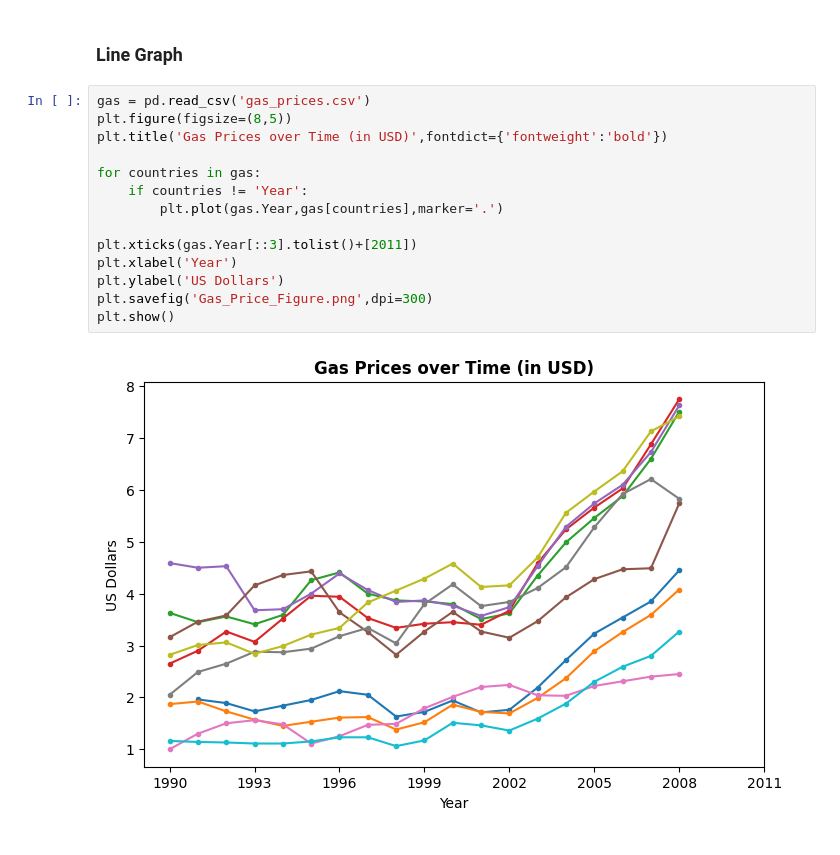
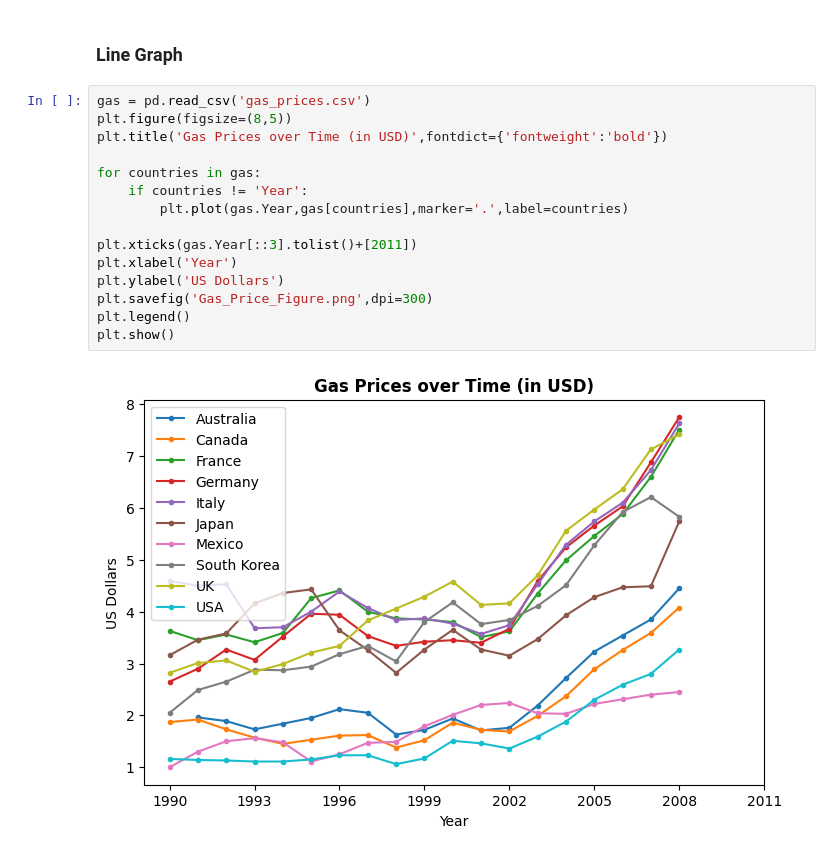
Before and after one commit to BalaSaiKoundinya5/Python-MatplotLib-Library-Practice, a Jupyter notebook: Python MatplotLib Library.ipynb, the cells around one changed output. Saved outputs shown, nothing was run; the diff lists cells and outputs as text.

```diff
--- a/Python MatplotLib Library.ipynb
+++ b/Python MatplotLib Library.ipynb
@@ -77,16 +77,17 @@ plt.show()
 # %%
 gas = pd.read_csv('gas_prices.csv')
 plt.figure(figsize=(8,5))
 plt.title('Gas Prices over Time (in USD)',fontdict={'fontweight':'bold'})
 
 for countries in gas:
     if countries != 'Year':
-        plt.plot(gas.Year,gas[countries],marker='.')
+        plt.plot(gas.Year,gas[countries],marker='.',label=countries)
 
 plt.xticks(gas.Year[::3].tolist()+[2011])
 plt.xlabel('Year')
 plt.ylabel('US Dollars')
 plt.savefig('Gas_Price_Figure.png',dpi=300)
+plt.legend()
 plt.show()
 # %% [output]
-[figure, old version]
+[figure, new version]
```
Also changed, not shown: parts of 4 cells of this notebook.
